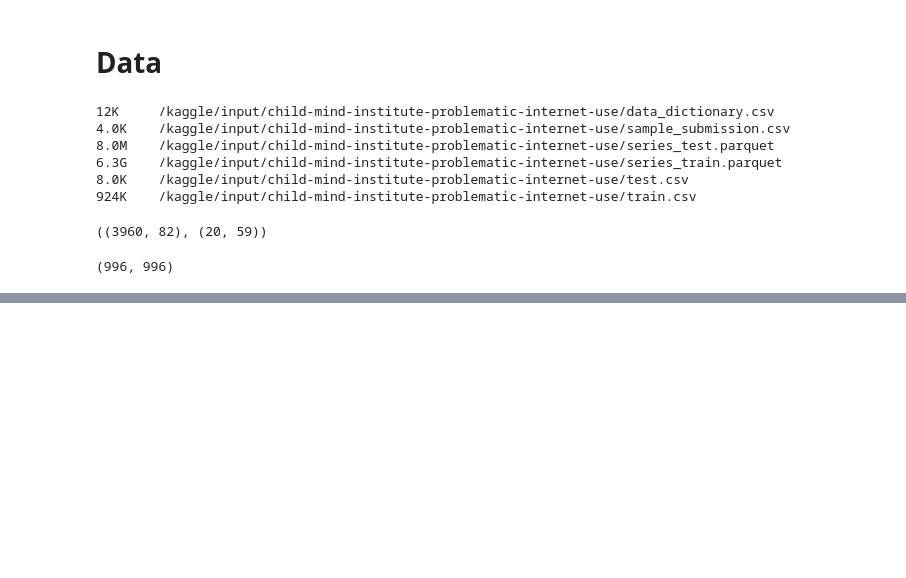
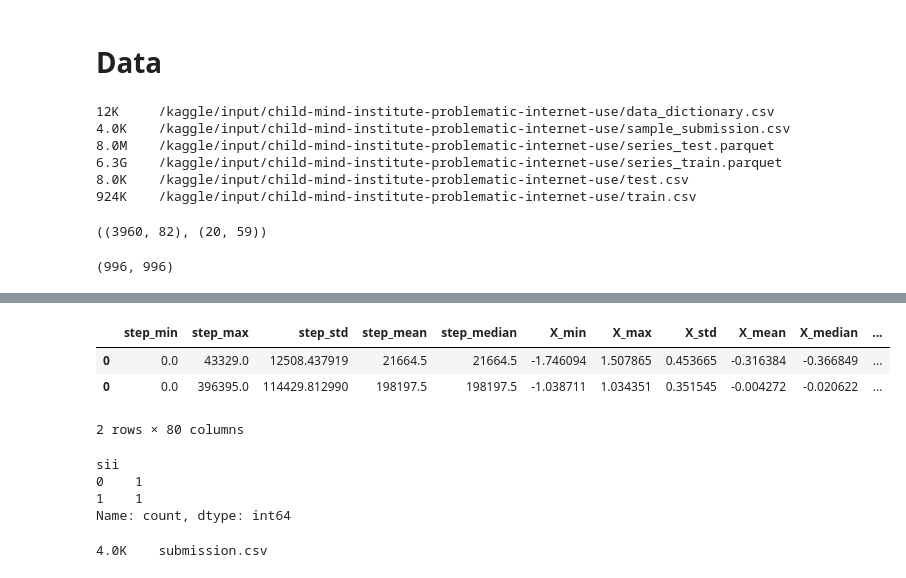
Before and after one commit to lusm554/kaggle_competitions, a Jupyter notebook: problematic-internet-use/parse_time_series.ipynb, the cells around one changed output, grey strips where cells are left out. Saved outputs shown, nothing was run; the diff lists cells and outputs as text; code cells hidden in the pictures; blank space fills up the shorter version.

Commit message:
parse time series to features

```diff
--- a/problematic-internet-use/parse_time_series.ipynb
+++ b/problematic-internet-use/parse_time_series.ipynb
@@ -171,5 +50,0 @@ night_activity, morning_activity, day_activity, evening_activity
-# %%
-# Total time of device wear
-# Общее время ношения устройства
-cnt_of_device_wearing_hours = train_ts[(train_ts['non-wear_flag'] == 0)].drop_duplicates(['relative_date_PCIAT', 'day_hour']).day_hour.count()
-cnt_of_device_wearing_hours
@@ -178,8 +50,0 @@ cnt_of_device_wearing_hours
-# %%
-# Relation of wearing / no wearing device
-# Соотношение ношения/не ношения устройства
-cnt_of_device_wearing_hours = train_ts[(train_ts['non-wear_flag'] == 0)].drop_duplicates(['relative_date_PCIAT', 'day_hour']).day_hour.count()
-cnt_of_device_no_wearing_hours = train_ts[(train_ts['non-wear_flag'] == 1)].drop_duplicates(['relative_date_PCIAT', 'day_hour']).day_hour.count()
-cnt_of_device_no_wearing_hours = cnt_of_device_no_wearing_hours or 1
-relation_of_wearnig_no_wearing = cnt_of_device_wearing_hours / cnt_of_device_no_wearing_hours
-relation_of_wearnig_no_wearing
@@ -188,8 +50,0 @@ relation_of_wearnig_no_wearing
-# %%
-# Before / after PCIAT test activitys
-# Активность до и после теста PCIAT
-activity_mask = (train_ts['non-wear_flag'] == 0) & (train_ts.enmo > 0)
-pciat_period_mask = train_ts['relative_date_PCIAT'] >= 0
-pciat_period_activity = train_ts[activity_mask & pciat_period_mask].drop_duplicates().enmo.count()
-pre_pciat_period_activity = train_ts[activity_mask & (~pciat_period_mask)].drop_duplicates().enmo.count()
-pciat_period_activity, pre_pciat_period_activity
@@ -198,6 +50,0 @@ pciat_period_activity, pre_pciat_period_activity
-# %%
-# Relation before / after PCIAT test activitys
-# Соотношение активность до и после теста PCIAT
-pre_pciat_period_activity = pre_pciat_period_activity or 1
-pciat_period_activity = pciat_period_activity or 1
-pciat_period_activity / pre_pciat_period_activity
@@ -205,0 +359,8 @@ pciat_period_activity / pre_pciat_period_activity
+# %%
+%%time
+test_parquet_partitions = list((data_filepath / 'series_test.parquet').glob('id=*'))
+with ThreadPoolExecutor(max_workers=os.cpu_count() * 2) as executor:
+    results = list(tqdm(executor.map(lambda fpath: handle_parquet_partition(fpath), test_parquet_partitions), total=len(test_parquet_partitions)))
+ts_test = pd.concat(results); del results
+ts_test
+# %% [output]
@@ -205,0 +369,28 @@ pciat_period_activity / pre_pciat_period_activity
+|  | step_min | step_max | step_std | step_mean | step_median | X_min | X_max | X_std | X_mean | X_median | ... |
+| 0 | 0.0 | 43329.0 | 12508.437919 | 21664.5 | 21664.5 | -1.746094 | 1.507865 | 0.453665 | -0.316384 | -0.366849 | ... |
+| 0 | 0.0 | 396395.0 | 114429.812990 | 198197.5 | 198197.5 | -1.038711 | 1.034351 | 0.351545 | -0.004272 | -0.020622 | ... |
+2 rows × 80 columns
+# %%
+test_df = pd.read_csv(data_filepath / 'test.csv')
+test_df = pd.merge(test_df, ts_test, on='id', how='inner')
+test_df = feature_engineering(test_df)
+test_df['sii'] = 2
+test_df.loc[:,impute_cols] = knn_imputer.transform(test_df[impute_cols])
+test_df.drop(columns='sii', inplace=True)
+# test_df.loc[:,num_cols] = KNNImputer(n_neighbors=5).fit_transform(test_df[num_cols])
+test_df.loc[:,cat_cols] = test_df[cat_cols].fillna('missing')
+_id = test_df.id
+test_df = pd.DataFrame(preproc_df_pipe.transform(test_df), columns=test_df[X.columns].columns)
+test_df['id'] = _id; del _id
+test_df['sii'] = clf.predict(test_df[X.columns])
+test_df.sii.value_counts()
+# %% [output]
+sii
+0    1
+1    1
+Name: count, dtype: int64
+# %%
+test_df[['id', 'sii']].to_csv('submission.csv', index=False)
+!du -hs 'submission.csv'
+# %% [output]
+4.0K    submission.csv
```
Also changed, not shown: parts of 29 cells of this notebook.
